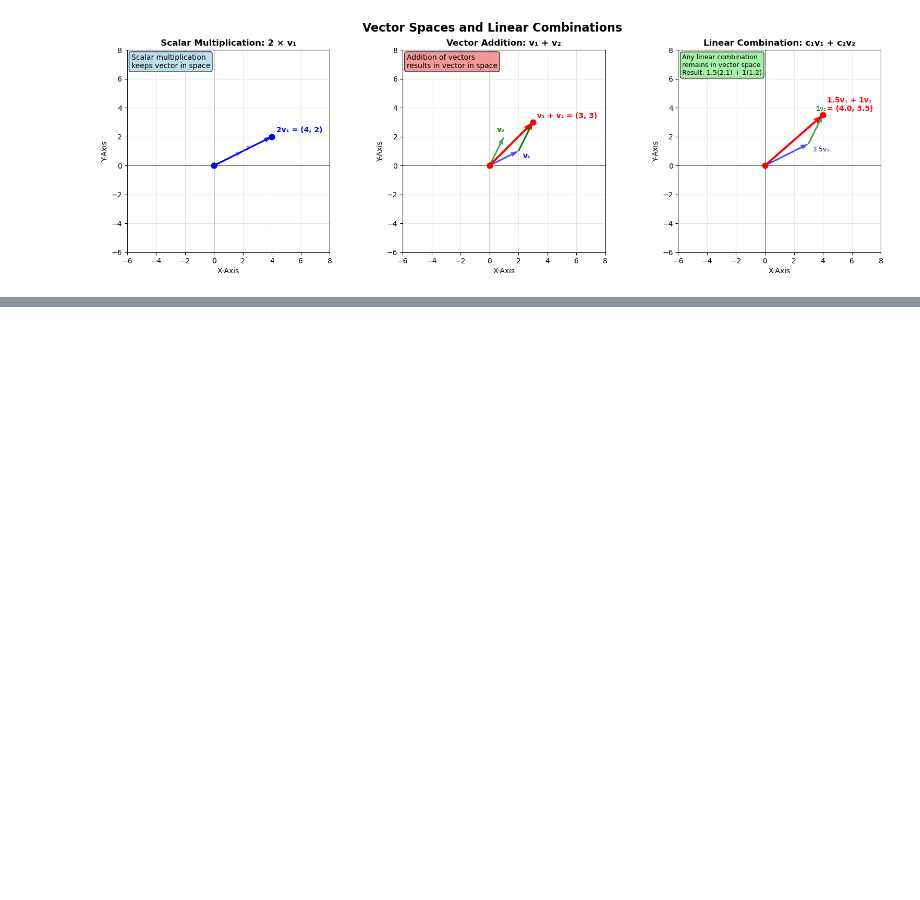
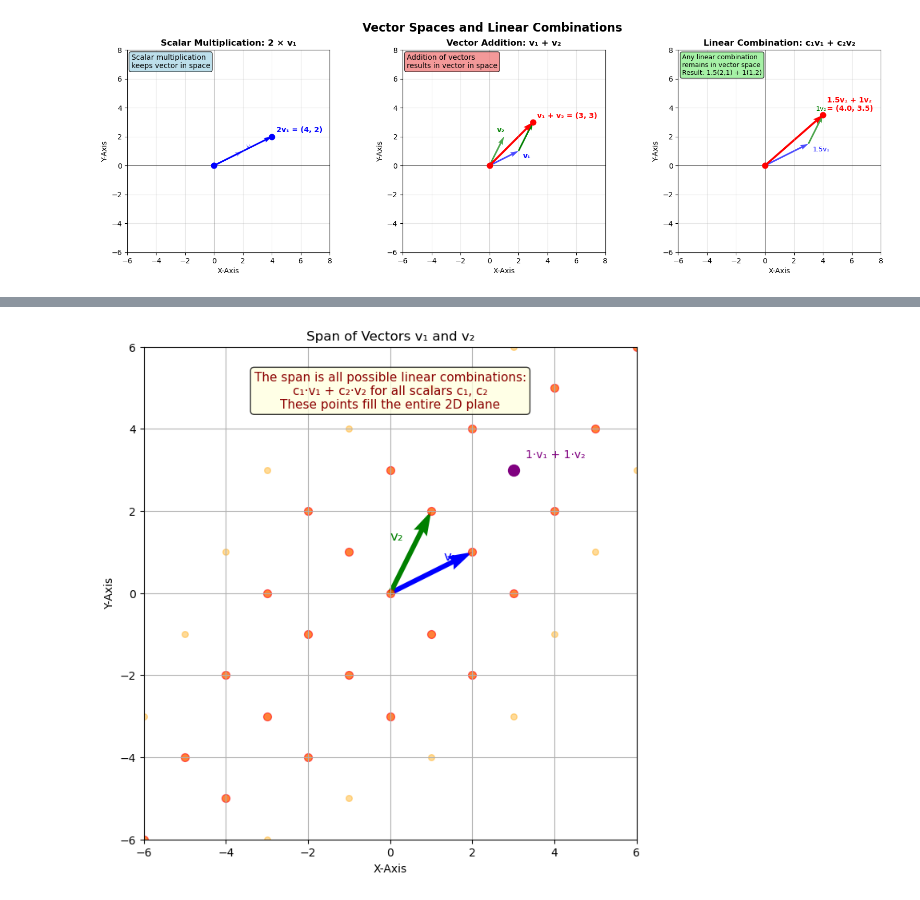
Before and after one commit to kode0x/Linear-Algebra, a Jupyter notebook: Linear-Algebra.ipynb, the cells around one changed output, grey strips where cells are left out. Cells and saved outputs as stored; diff of their text form; code cells hidden in the pictures; blank space fills up the shorter version.

Commit message:
Linear-Algebra

```diff
--- a/Linear-Algebra.ipynb
+++ b/Linear-Algebra.ipynb
@@ -484,0 +495,73 @@ HTML(ani.to_jshtml())
+# %%
+v1 = np.array([2, 1])
+v2 = np.array([1, 2])
+
+fig, ax = plt.subplots(figsize=(8, 8))
+ax.set_title("Span of Vectors v₁ and v₂")
+ax.set_xlabel('X-Axis')
+ax.set_ylabel('Y-Axis')
+ax.set_aspect('equal')
+ax.grid(True)
+
+def animate_span(i):
+    ax.clear()
+    ax.set_xlim(-6, 6)
+    ax.set_ylim(-6, 6)
+    ax.grid(True)
+    ax.set_title("Span of Vectors v₁ and v₂")
+    ax.set_xlabel('X-Axis')
+    ax.set_ylabel('Y-Axis')
+    ax.set_aspect('equal')
+
+    artists = []
+
+    # Always Show The Basis Vectors
+    q1 = ax.quiver(0, 0, v1[0], v1[1], angles='xy', scale_units='xy', scale=1, color='blue', width=0.01)
+    t1 = ax.text(v1[0]/2 + 0.3, v1[1]/2 + 0.3, "v₁", fontsize=12, color='blue')
+    q2 = ax.quiver(0, 0, v2[0], v2[1], angles='xy', scale_units='xy', scale=1, color='green', width=0.01)
+    t2 = ax.text(v2[0]/2 - 0.5, v2[1]/2 + 0.3, "v₂", fontsize=12, color='green')
+    artists.extend([q1, t1, q2, t2])
+
+    if i >= 1:
+        # Show Some Linear Combinations As Points
+        coeffs = np.linspace(-2, 2, 5)
+        points = []
+        for c1 in coeffs:
+            for c2 in coeffs:
+                point = c1 * v1 + c2 * v2
+                points.append(point)
+        points = np.array(points)
+        scat = ax.scatter(points[:,0], points[:,1], color='red', alpha=0.6, s=50)
+        artists.append(scat)
+
+        # Annotate One Point
+        example_point = 1*v1 + 1*v2
+        ax.scatter(example_point[0], example_point[1], color='purple', s=100, zorder=5)
+        ax.text(example_point[0] + 0.3, example_point[1] + 0.3, "1·v₁ + 1·v₂", fontsize=10, color='purple')
+
+    if i >= 2:
+        # Add More Points For Denser Span
+        coeffs2 = np.linspace(-3, 3, 7)
+        points2 = []
+        for c1 in coeffs2:
+            for c2 in coeffs2:
+                point = c1 * v1 + c2 * v2
+                points2.append(point)
+        points2 = np.array(points2)
+        scat2 = ax.scatter(points2[:,0], points2[:,1], color='orange', alpha=0.4, s=30)
+        artists.append(scat2)
+
+    if i >= 3:
+        # Explain The Concept
+        ax.text(0, 4.5, "The span is all possible linear combinations:\n"
+                "c₁·v₁ + c₂·v₂ for all scalars c₁, c₂\n"
+                "These points fill the entire 2D plane",
+                fontsize=11, ha='center', color='darkred',
+                bbox=dict(boxstyle='round', facecolor='lightyellow', alpha=0.8))
+
+    return artists
+
+ani = FuncAnimation(fig, animate_span, frames=4, interval=1500, blit=True)
+
+HTML(ani.to_jshtml())
+# %% [output]
@@ -484,0 +569 @@ HTML(ani.to_jshtml())
+[figure, added]
```
Also changed, not shown: parts of 3 cells of this notebook.
